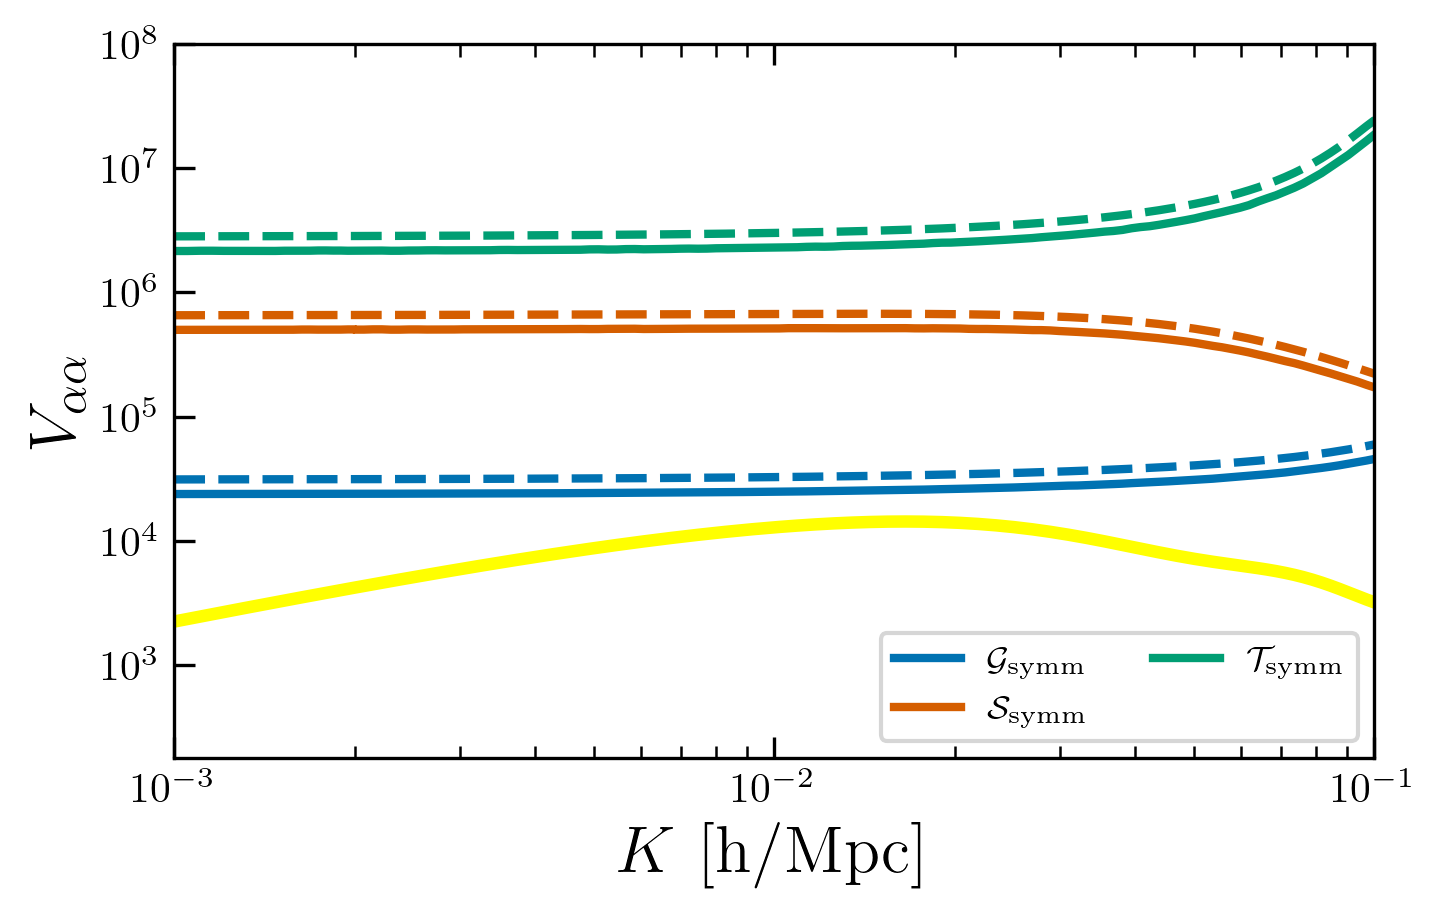
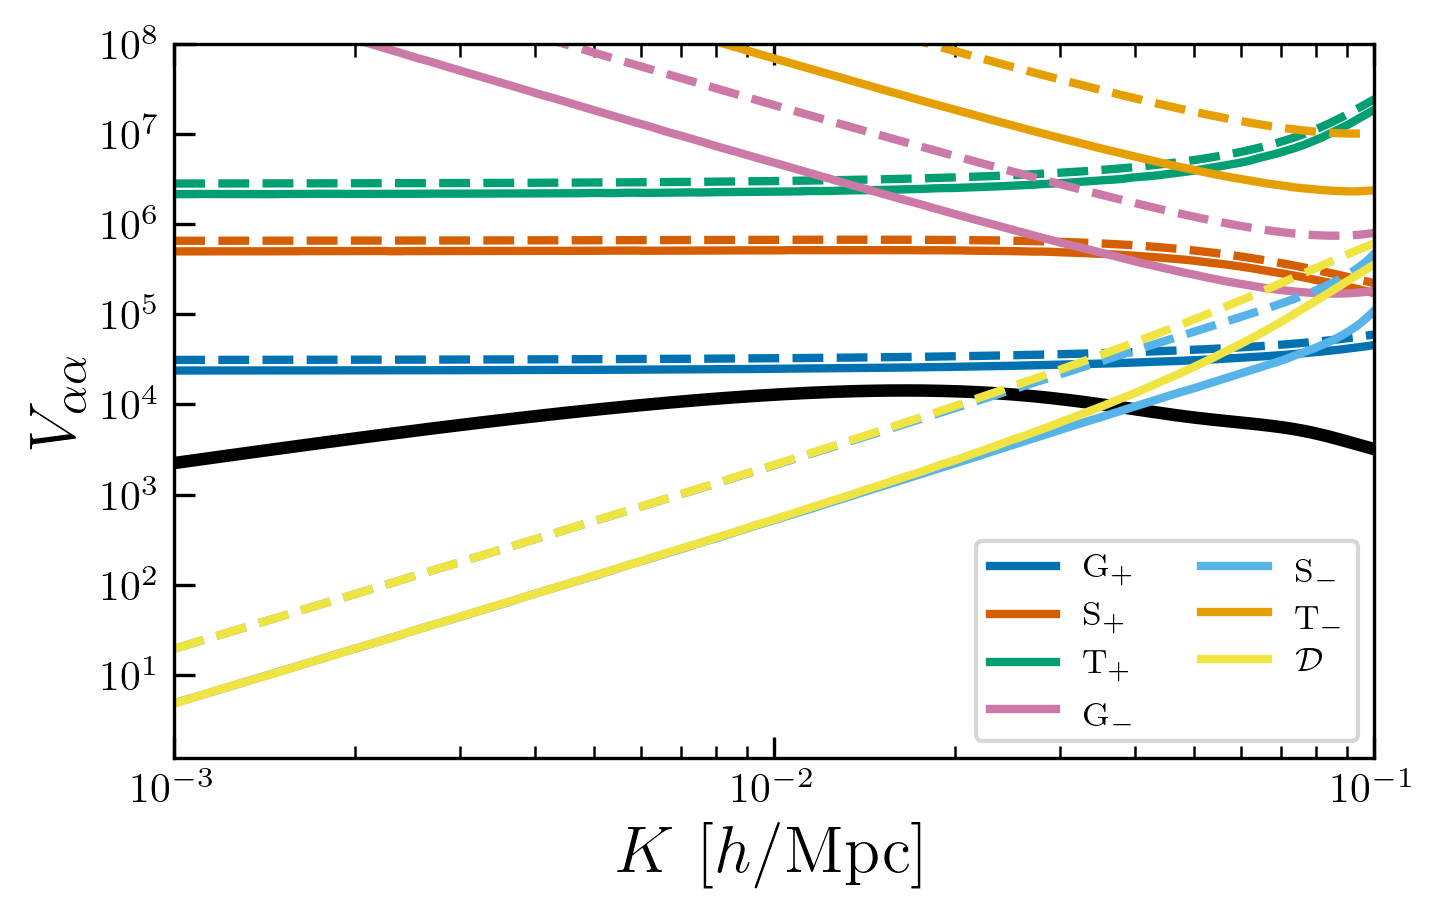
Unified diff of the notebook cell whose output changed from the first chart to the second:
--- before
+++ after
@@ -27,7 +27,7 @@
     spine.set_color('black')
 
-ax.plot(Ks, plinf(Ks), color = "yellow", lw = 3)
+ax.plot(Ks, plinf(Ks), color = "black", lw = 3)
 
-keys = ["g", "s", "t"]#, "t", "ga", "sa", "ta", "n"]
+keys = ["g", "s", "t", "ga", "sa", "ta", "n"]#, "t", "ga", "sa", "ta", "n"]
 
 for i, k in enumerate(keys):
@@ -38,6 +38,5 @@
     #print(V/N)
 
-ax.set_xlabel(r'$K \ \mathrm{[h/Mpc]}$', fontsize=16)
-
+ax.set_xlabel(r'$K \ [h/\mathrm{Mpc}]$', fontsize=16)
 ax.set_ylabel(r'$V_{{\alpha\alpha}}$', fontsize=16)
 

Commit: updating